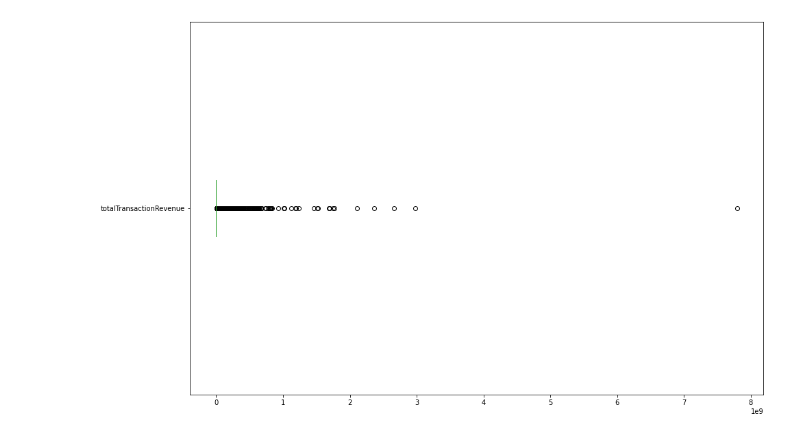
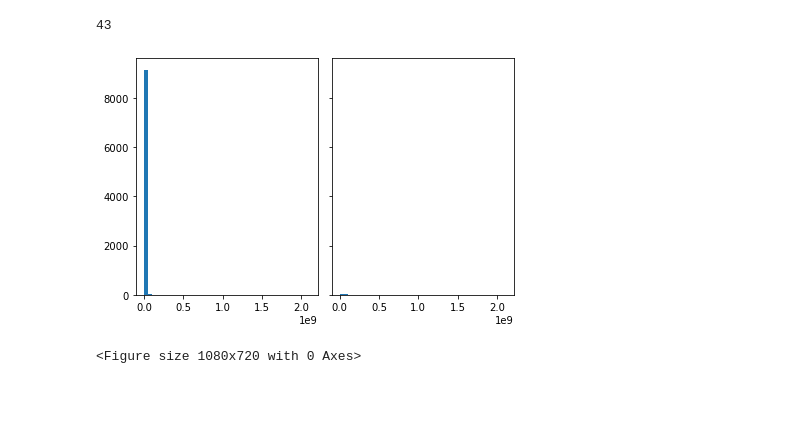
Before and after one commit to larsenk23/Capstone2, a Jupyter notebook: Data Cleaning.ipynb, the cells around one changed output. Cells and saved outputs as stored; diff of their text form; code cells hidden in the pictures; blank space fills up the shorter version.

```diff
--- a/Data Cleaning.ipynb
+++ b/Data Cleaning.ipynb
@@ -353,5 +190,17 @@ Name: totalTransactionRevenue, dtype: float64
-# %%
-plt.figure(figsize=(15, 10))
-df_users.plot(kind='box', vert=False);
-# %% [output]
-[figure, removed]
+# %%
+df_none_zero = df_clean[df_clean['totalTransactionRevenue'] > 0]
+# %%
+w = 50000000
+n = math.ceil((df_clean['totalTransactionRevenue'].max() - df_clean['totalTransactionRevenue'].min())/w)
+# %%
+n
+# %% [output]
+43
+# %%
+fig, ax = plt.subplots(1, 2, sharey=True, tight_layout=True)
+plt.figure(figsize=(15, 10))
+ax[0].hist(df_clean['totalTransactionRevenue'], bins = n)
+ax[1].hist(df_none_zero['totalTransactionRevenue'], bins = n);
+# %% [output]
+[figure, added]
+<Figure size 1080x720 with 0 Axes>
```
Also changed, not shown: parts of 92 cells of this notebook.
